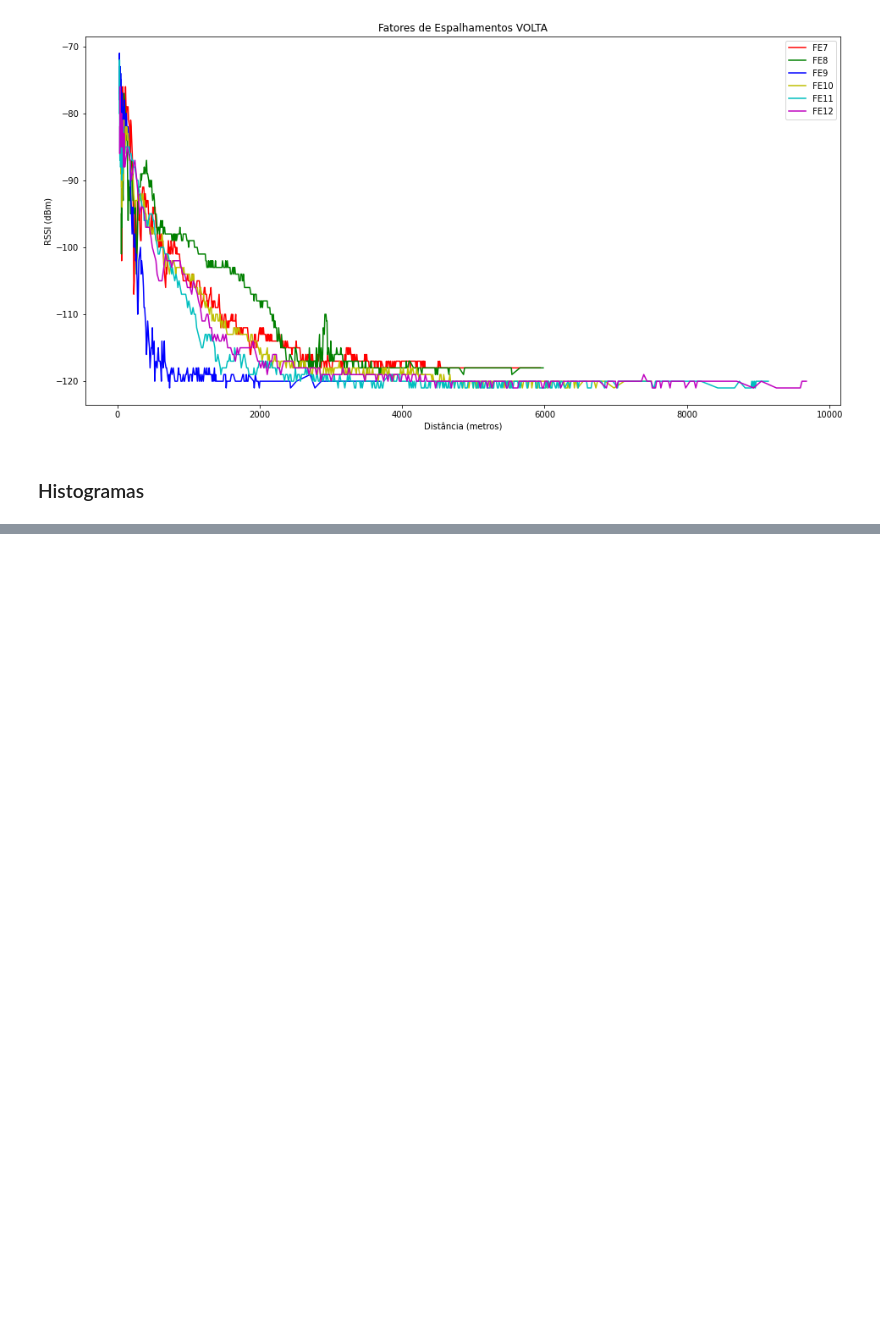
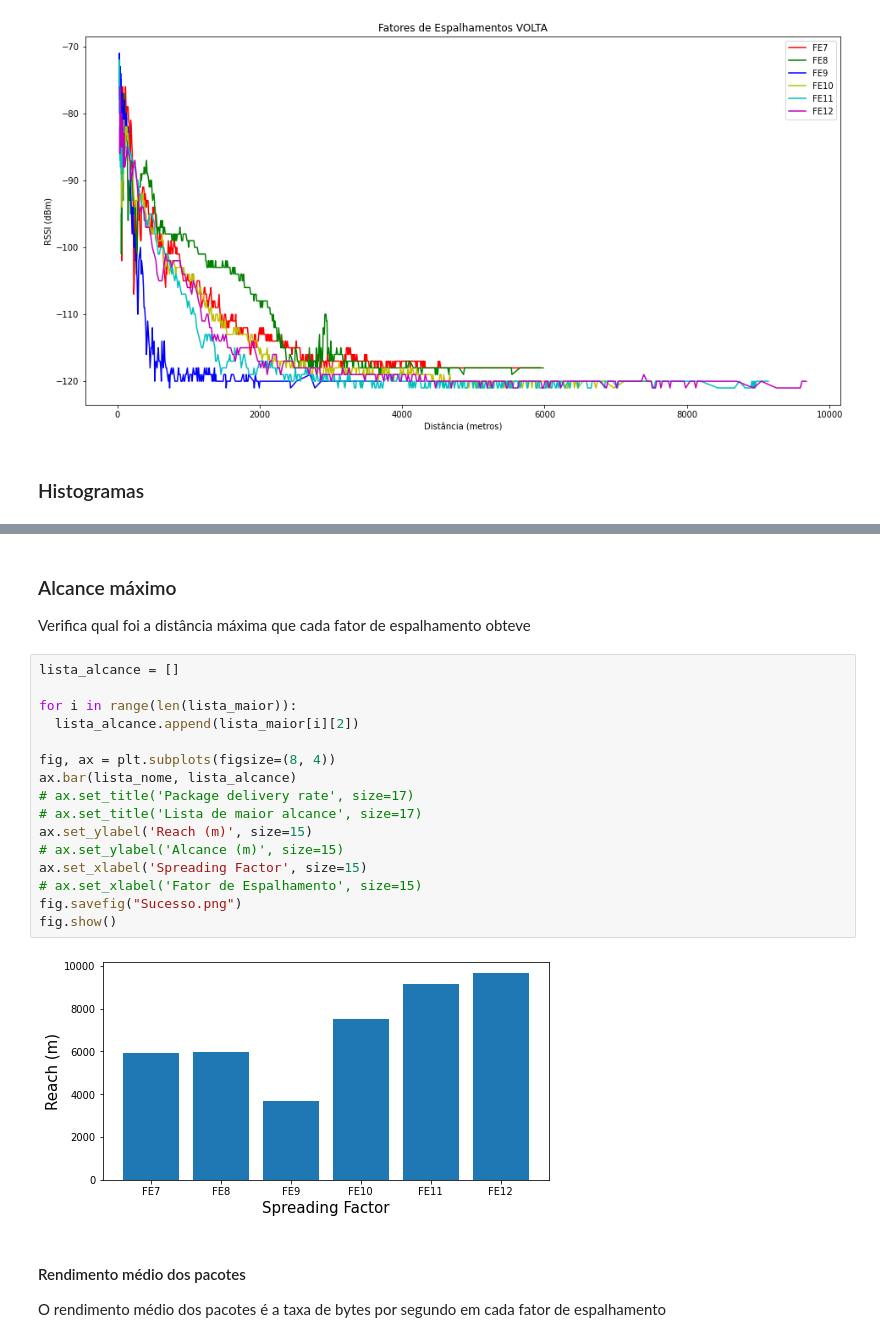
Before and after one commit to danilo-uea/paic-fapeam-notebook, a Jupyter notebook: PAIC_FAPEAM.ipynb, the cells around one changed output, grey strips where cells are left out. Drawn from its saved outputs; the diff is of its cells as text; blank space fills up the shorter version.

```diff
--- a/PAIC_FAPEAM.ipynb
+++ b/PAIC_FAPEAM.ipynb
@@ -385,3 +393,29 @@ for i in range(6):
+# %% [markdown]
+### Alcance máximo
+
+Verifica qual foi a distância máxima que cada fator de espalhamento obteve
+# %%
+lista_alcance = []
+
+for i in range(len(lista_maior)):
+  lista_alcance.append(lista_maior[i][2])
+
+fig, ax = plt.subplots(figsize=(8, 4))
+ax.bar(lista_nome, lista_alcance)
+# ax.set_title('Package delivery rate', size=17)
+# ax.set_title('Lista de maior alcance', size=17)
+ax.set_ylabel('Reach (m)', size=15)
+# ax.set_ylabel('Alcance (m)', size=15)
+ax.set_xlabel('Spreading Factor', size=15)
+# ax.set_xlabel('Fator de Espalhamento', size=15)
+fig.savefig("Sucesso.png")
+fig.show()
+# %% [output]
+[figure, added]
+# %% [markdown]
+#### Rendimento médio dos pacotes
+
+O rendimento médio dos pacotes é a taxa de bytes por segundo em cada fator de espalhamento
 # %%
 figura3, ax_3 = plt.subplots(figsize=(8, 4))
 ax_3.bar(lista_nome, lista_bytes)
```
Also changed, not shown: parts of 9 cells of this notebook.
